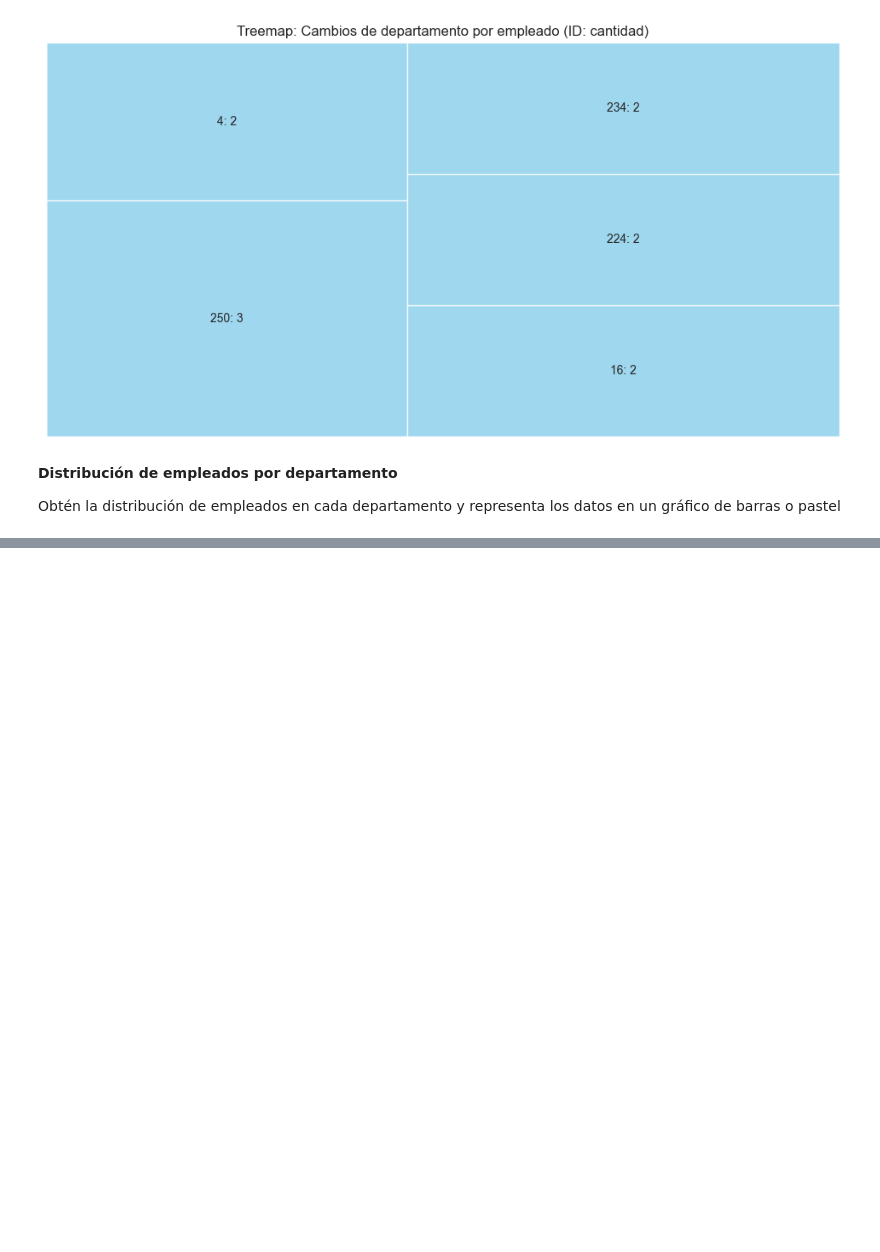
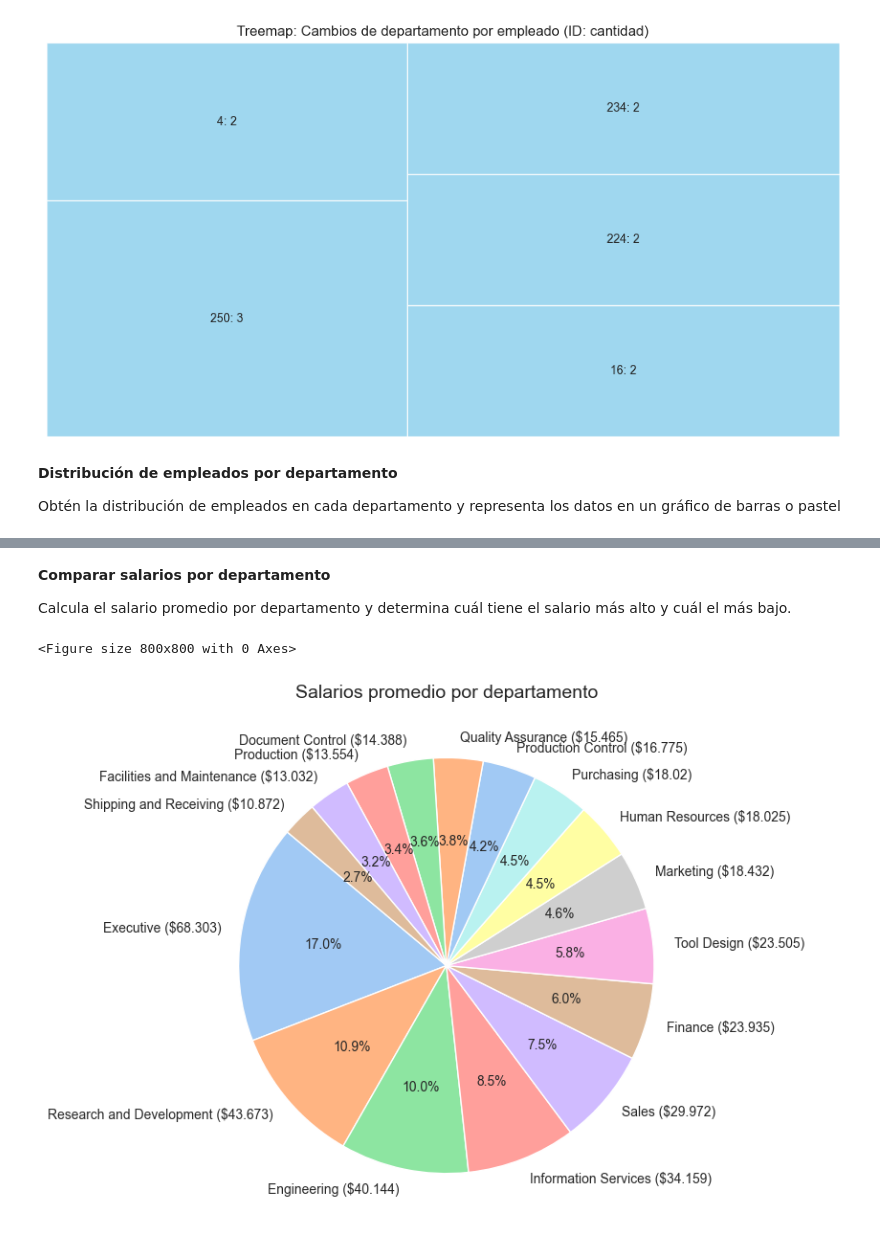
Before and after one commit to Raykersez/FCC-ADPython--Proyectos, a Jupyter notebook: HR-AdventureWorks.ipynb, the cells around one changed output, grey strips where cells are left out. Cells and saved outputs as stored; diff of their text form; code cells hidden in the pictures; blank space fills up the shorter version.

```diff
--- a/HR-AdventureWorks.ipynb
+++ b/HR-AdventureWorks.ipynb
@@ -122,0 +166,30 @@ plt.show()
+# %% [markdown]
+**Comparar salarios por departamento**
+
+Calcula el salario promedio por departamento y determina cuál tiene el salario más alto y cuál el más bajo.
+# %%
+query ="""SELECT HRD.Name AS Departamento,AVG(HREPH.Rate) AS SalarioPromedio
+FROM HumanResources.EmployeePayHistory HREPH
+JOIN HumanResources.EmployeeDepartmentHistory HRDH
+    ON HREPH.BusinessEntityID = HRDH.BusinessEntityID
+    AND HRDH.EndDate IS NULL
+JOIN HumanResources.Department HRD
+    ON HRD.DepartmentID = HRDH.DepartmentID
+GROUP BY HRD.Name
+ORDER BY SalarioPromedio DESC;
+"""
+df = pd.read_sql(query, engine)
+
+plt.figure(figsize=(8, 8))
+labels = [f"{dept} (${round(salario, 3)})" for dept, salario in zip(df["Departamento"], df["SalarioPromedio"])]
+colors = sns.color_palette("pastel", len(df))
+
+plt.figure(figsize=(8, 8))
+plt.pie(df["SalarioPromedio"], labels=labels, autopct="%1.1f%%", startangle=140, colors=colors)
+
+plt.title("Salarios promedio por departamento", fontsize=14)
+plt.tight_layout()
+plt.show()
+# %% [output]
+<Figure size 800x800 with 0 Axes>
+[figure, added]
```
Also changed, not shown: parts of 5 cells of this notebook.
